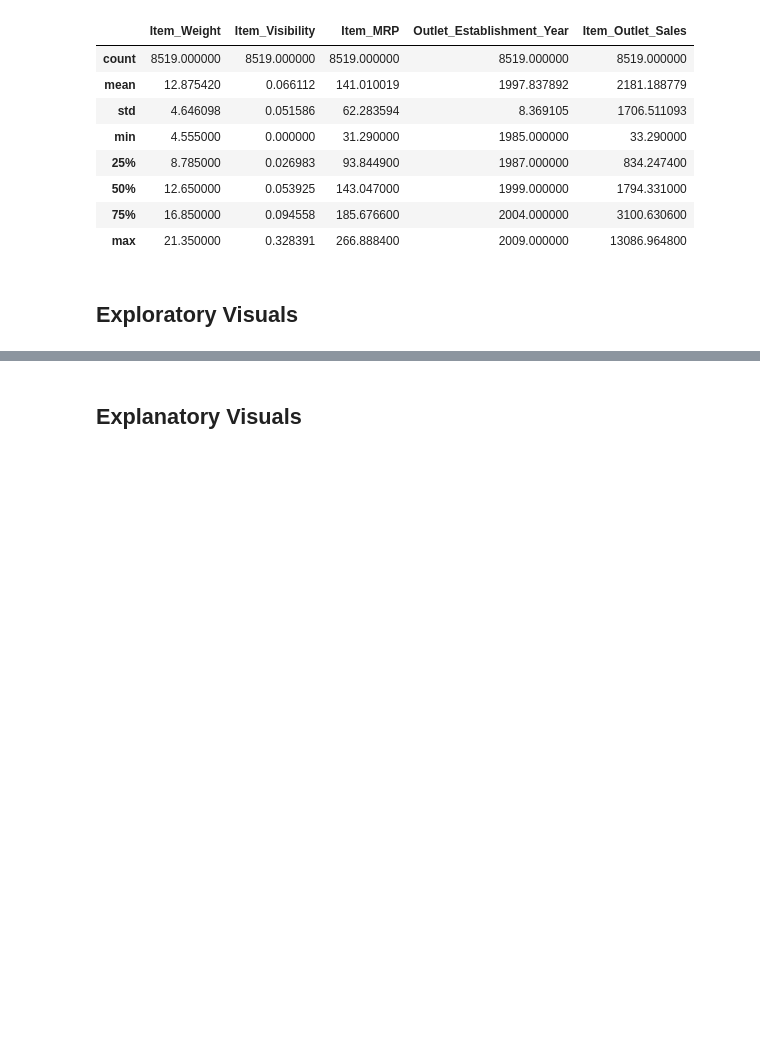
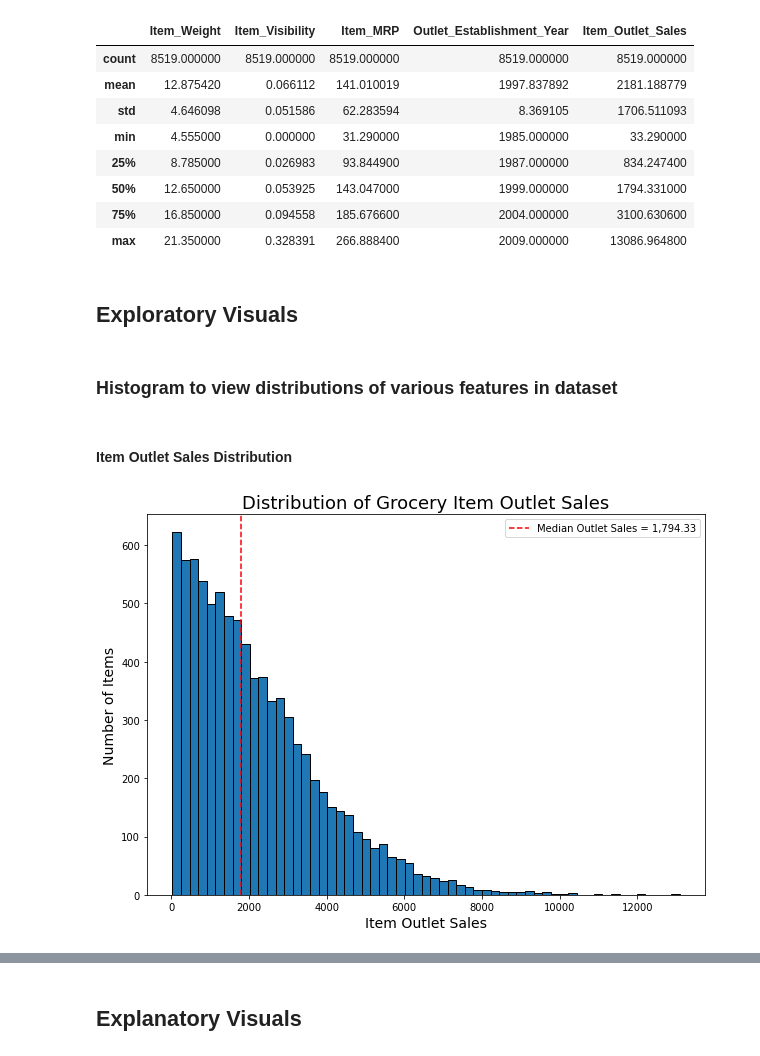
Before and after one commit to dcreeder89/Coding-Dojo-Project_1, a Jupyter notebook: 1_Reeder_Food_Sales_Predictions.ipynb, the cells around one changed output, grey strips where cells are left out. Drawn from its saved outputs; the diff is of its cells as text; code cells hidden in the pictures; blank space fills up the shorter version.

```diff
--- a/1_Reeder_Food_Sales_Predictions.ipynb
+++ b/1_Reeder_Food_Sales_Predictions.ipynb
@@ -413,3 +420,22 @@ sales_df.describe()
 | max | 21.350000 | 0.328391 | 266.888400 | 2009.000000 | 13086.964800 |
 # %% [markdown]
 ## Exploratory Visuals
+# %% [markdown]
+### Histogram to view distributions of various features in dataset
+# %% [markdown]
+#### Item Outlet Sales Distribution
+# %%
+plt.figure(figsize = (10,7)) # Set figure size
+# Plot histogram with auto bins for item outlet sales
+plt.hist(sales_df['Item_Outlet_Sales'], bins = 'auto', edgecolor = 'black');
+plt.xlabel('Item Outlet Sales', fontsize = 14);#label xaxis
+plt.ylabel('Number of Items', fontsize = 14);#label yaxis
+plt.title('Distribution of Grocery Item Outlet Sales', fontsize = 18);# histogram title
+
+# Add vertical line for median value
+median = sales_df['Item_Outlet_Sales'].median()#determine median value
+plt.axvline(median, color = 'red', linestyle = '--',
+            label = f'Median Outlet Sales = {median:,.2f}')#display median as vertical line on plot
+plt.legend();#display legend
+# %% [output]
+[figure, added]
```
Also changed, not shown: parts of 26 cells of this notebook.
